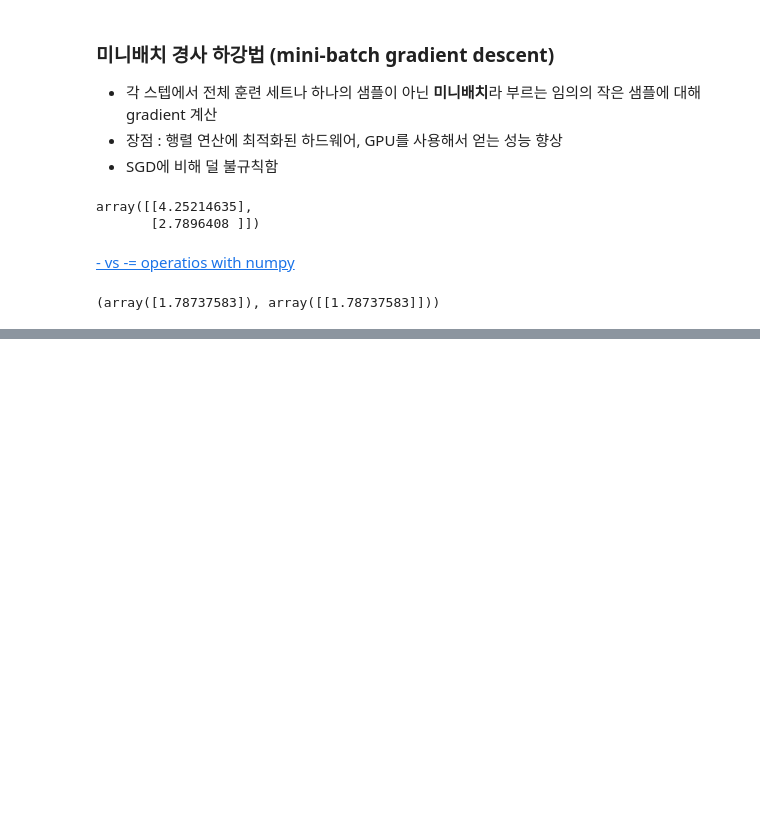
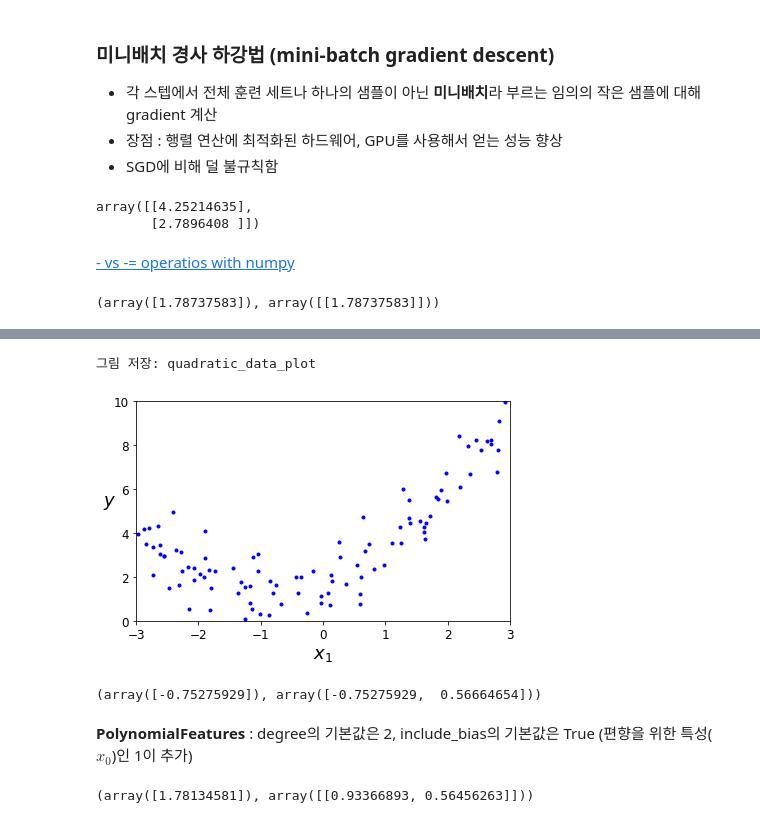
Before and after one commit to YuchanJung/TIL, a Jupyter notebook: ml/handson-ml2/training_linear_model.ipynb, the cells around one changed output, grey strips where cells are left out. Cells and saved outputs as stored; diff of their text form; code cells hidden in the pictures; blank space fills up the shorter version.

Commit message:
high degree polynomials prac

```diff
--- a/ml/handson-ml2/training_linear_model.ipynb
+++ b/ml/handson-ml2/training_linear_model.ipynb
@@ -295,0 +309,25 @@ plt.show()
+# %%
+plt.plot(X, y, "b.")
+plt.xlabel("$x_1$", fontsize=18)
+plt.ylabel("$y$", rotation=0, fontsize=18)
+plt.axis([-3, 3, 0, 10])
+save_fig("quadratic_data_plot")
+plt.show()
+# %% [output]
+그림 저장: quadratic_data_plot
+[figure, added]
+# %%
+from sklearn.preprocessing import PolynomialFeatures
+poly_features = PolynomialFeatures(degree=2, include_bias=False)
+X_poly = poly_features.fit_transform(X)
+X[0], X_poly[0]
+# %% [output]
+(array([-0.75275929]), array([-0.75275929,  0.56664654]))
+# %% [markdown]
+**PolynomialFeatures** : degree의 기본값은 2, include_bias의 기본값은 True (편향을 위한 특성($x_0$)인 1이 추가)
+# %%
+lin_reg = LinearRegression()
+lin_reg.fit(X_poly, y)
+lin_reg.intercept_, lin_reg.coef_
+# %% [output]
+(array([1.78134581]), array([[0.93366893, 0.56456263]]))
```
Also changed, not shown: parts of 8 cells of this notebook.
